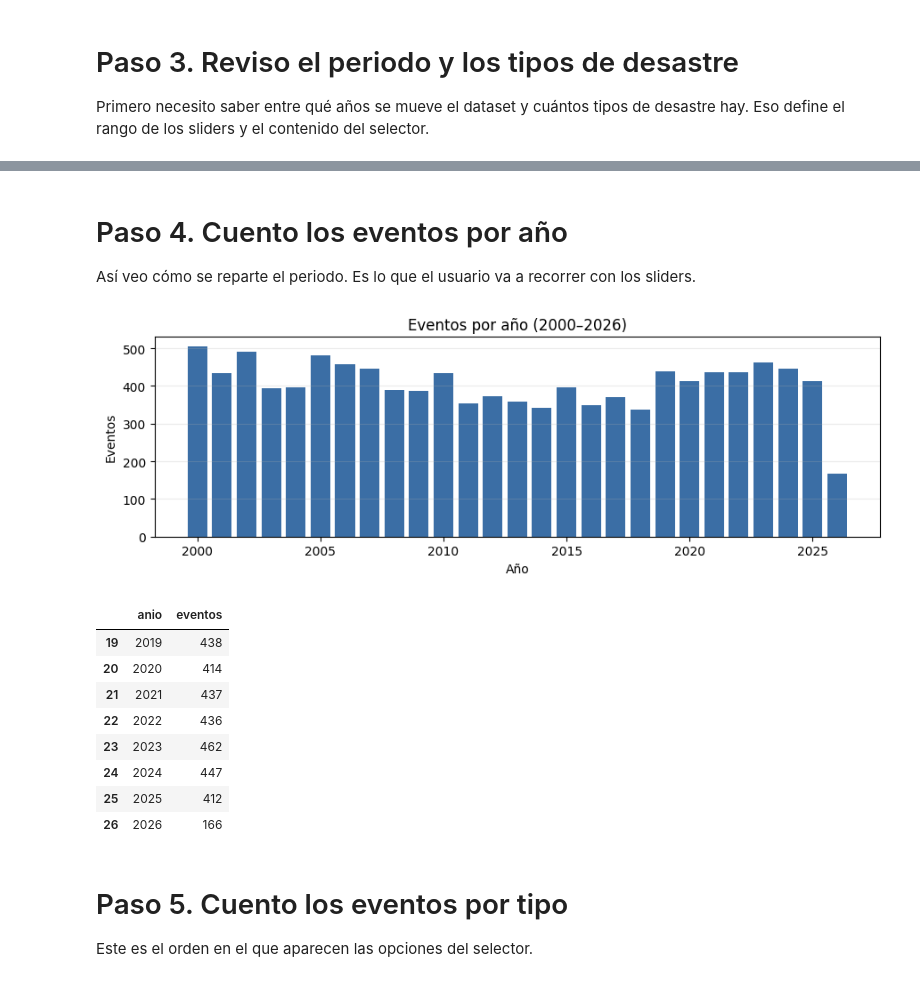
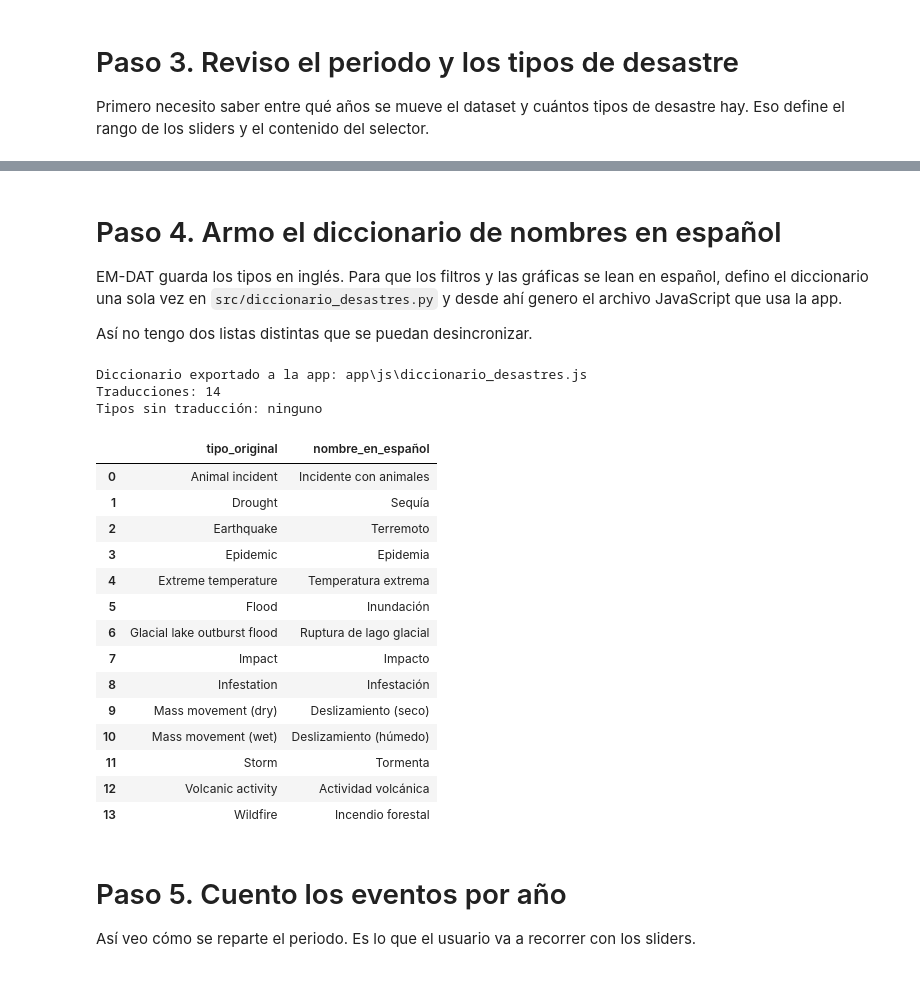
Before and after one commit to JackieCruz07/proyecto-desastres, a Jupyter notebook: notebooks/04_actividad4_filtros_controles.ipynb, the cells around one changed output, grey strips where cells are left out. Cells and saved outputs as stored; diff of their text form; code cells hidden in the pictures.

Commit message:
Diccionario unico de desastres en espanol y notebook 04 actualizado

```diff
--- a/notebooks/04_actividad4_filtros_controles.ipynb
+++ b/notebooks/04_actividad4_filtros_controles.ipynb
@@ -71,39 +58,46 @@ Tipos de desastre : 14
 # %% [markdown]
-# Paso 4. Cuento los eventos por año
+# Paso 4. Armo el diccionario de nombres en español
 
-Así veo cómo se reparte el periodo. Es lo que el usuario va a recorrer con los
-sliders.
+EM-DAT guarda los tipos en inglés. Para que los filtros y las gráficas se lean
+en español, defino el diccionario una sola vez en `src/diccionario_desastres.py`
+y desde ahí genero el archivo JavaScript que usa la app.
+
+Así no tengo dos listas distintas que se puedan desincronizar.
 # %%
-por_anio = (
-    eventos.groupby('anio')
-    .size()
-    .reset_index(name='eventos')
-)
+from src.diccionario_desastres import DICCIONARIO, traducir, exportar_js
 
-fig, ax = plt.subplots(figsize=(9, 3.2))
-ax.bar(por_anio['anio'], por_anio['eventos'], color='#3b6ea5')
-ax.set_title('Eventos por año (2000–2026)')
-ax.set_xlabel('Año')
-ax.set_ylabel('Eventos')
-ax.grid(axis='y', alpha=0.25)
-fig.tight_layout()
-fig.savefig(CARPETA_GRAFICAS / '01_eventos_por_anio.png', dpi=150)
-plt.show()
+ruta_js = exportar_js()
+print(f'Diccionario exportado a la app: {ruta_js.relative_to(RAIZ)}')
+print(f'Traducciones: {len(DICCIONARIO)}')
 
-por_anio.tail(8)
+# Reviso que ningún tipo del dataset se quede sin traducción.
+tipos = sorted(eventos['tipo'].unique())
+sin_traduccion = [t for t in tipos if t not in DICCIONARIO]
+print(f'Tipos sin traducción: {sin_traduccion if sin_traduccion else "ninguno"}')
+
+pd.DataFrame({'tipo_original': tipos, 'nombre_en_español': [traducir(t) for t in tipos]})
 # %% [output]
-[figure, removed]
+Diccionario exportado a la app: app\js\diccionario_desastres.js
+Traducciones: 14
+Tipos sin traducción: ninguno
-|  | anio | eventos |
-| 19 | 2019 | 438 |
-| 20 | 2020 | 414 |
-| 21 | 2021 | 437 |
-| 22 | 2022 | 436 |
-| 23 | 2023 | 462 |
-| 24 | 2024 | 447 |
-| 25 | 2025 | 412 |
-| 26 | 2026 | 166 |
+|  | tipo_original | nombre_en_español |
+| 0 | Animal incident | Incidente con animales |
+| 1 | Drought | Sequía |
+| 2 | Earthquake | Terremoto |
+| 3 | Epidemic | Epidemia |
+| 4 | Extreme temperature | Temperatura extrema |
+| 5 | Flood | Inundación |
+| 6 | Glacial lake outburst flood | Ruptura de lago glacial |
+| 7 | Impact | Impacto |
+| 8 | Infestation | Infestación |
+| 9 | Mass movement (dry) | Deslizamiento (seco) |
+| 10 | Mass movement (wet) | Deslizamiento (húmedo) |
+| 11 | Storm | Tormenta |
+| 12 | Volcanic activity | Actividad volcánica |
+| 13 | Wildfire | Incendio forestal |
 # %% [markdown]
-# Paso 5. Cuento los eventos por tipo
+# Paso 5. Cuento los eventos por año
 
-Este es el orden en el que aparecen las opciones del selector.
+Así veo cómo se reparte el periodo. Es lo que el usuario va a recorrer con los
+sliders.
 # %%
```
Also changed, not shown: parts of 16 cells of this notebook, 3 other files.
